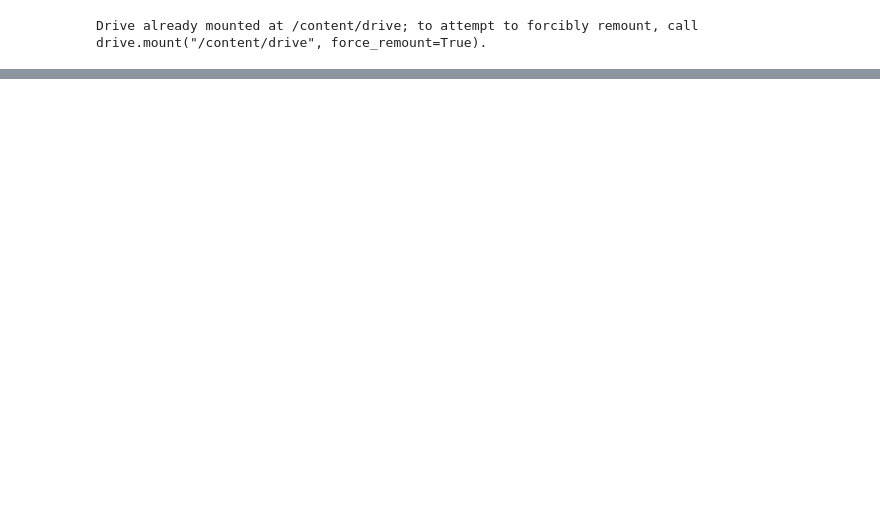
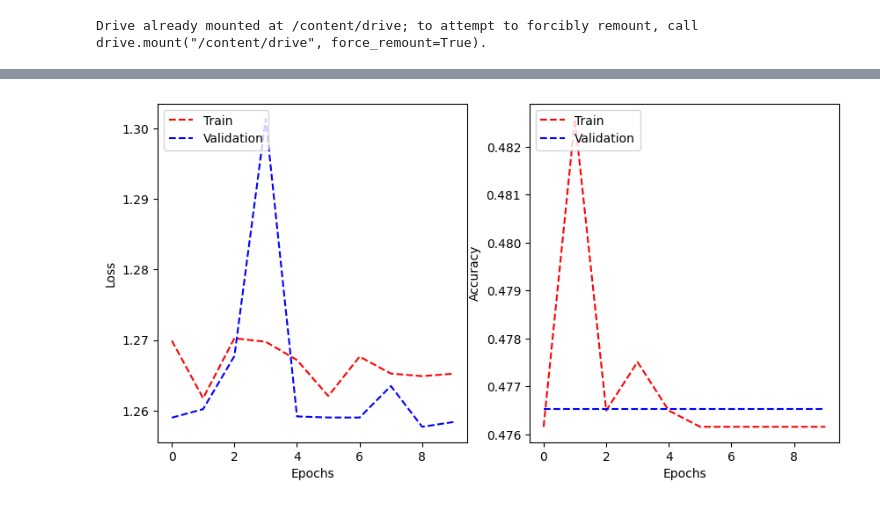
Before and after one commit to afrahhassan/afrahhassan, a Jupyter notebook: Copy_of_assignment2.ipynb, the cells around one changed output, grey strips where cells are left out. Cells and saved outputs as stored; diff of their text form; code cells hidden in the pictures; blank space fills up the shorter version.

```diff
--- a/Copy_of_assignment2.ipynb
+++ b/Copy_of_assignment2.ipynb
@@ -611,0 +694,21 @@ NameError: name 'x_train' is not defined
+# %%
+import matplotlib.pyplot as plt
+
+def plot_learning_curve(train_loss, val_loss, train_metric, val_metric, metric_name='Accuracy'):
+    plt.figure(figsize=(10,5))
+
+    plt.subplot(1,2,1)
+    plt.plot(train_loss, 'r--')
+    plt.plot(val_loss, 'b--')
+    plt.xlabel("Epochs")
+    plt.ylabel("Loss")
+    plt.legend(['Train', 'Validation'], loc='upper left')
+
+    plt.subplot(1,2,2)
+    plt.plot(train_metric, 'r--')
+    plt.plot(val_metric, 'b--')
+    plt.xlabel("Epochs")
+    plt.ylabel(metric_name)
+    plt.legend(['Train', 'Validation'], loc='upper left')
+
+    plt.show()
@@ -611,0 +724,15 @@ NameError: name 'x_train' is not defined
+# %%
+from tensorflow.keras.utils import to_categorical
+
+y_shape_train_cat = to_categorical(y_shape_train)
+y_shape_val_cat = to_categorical(y_shape_val)
+y_shape_test_cat = to_categorical(y_shape_test)
+# %%
+from tensorflow.keras.models import Sequential
+from tensorflow.keras.layers import Dense
+
+model = Sequential([
+    Dense(128, activation='sigmoid', input_shape=(X_shape_train_flat.shape[1],)),
+    Dense(64, activation='sigmoid'),
+    Dense(y_shape_train_cat.shape[1], activation='softmax')
+])
@@ -611,0 +741,2 @@ NameError: name 'x_train' is not defined
+# %%
+history = model.fit(X_shape_train_flat, y_shape_train_cat, epochs=10, validation_data=(X_shape_val_flat, y_shape_val_cat))
@@ -611,0 +764,6 @@ NameError: name 'x_train' is not defined
+# %%
+plot_learning_curve(history.history['loss'], history.history['val_loss'],
+                    history.history['accuracy'], history.history['val_accuracy'],
+                    metric_name='Accuracy')
+# %% [output]
+[figure, added]
```
Also changed, not shown: parts of 100 cells of this notebook.
